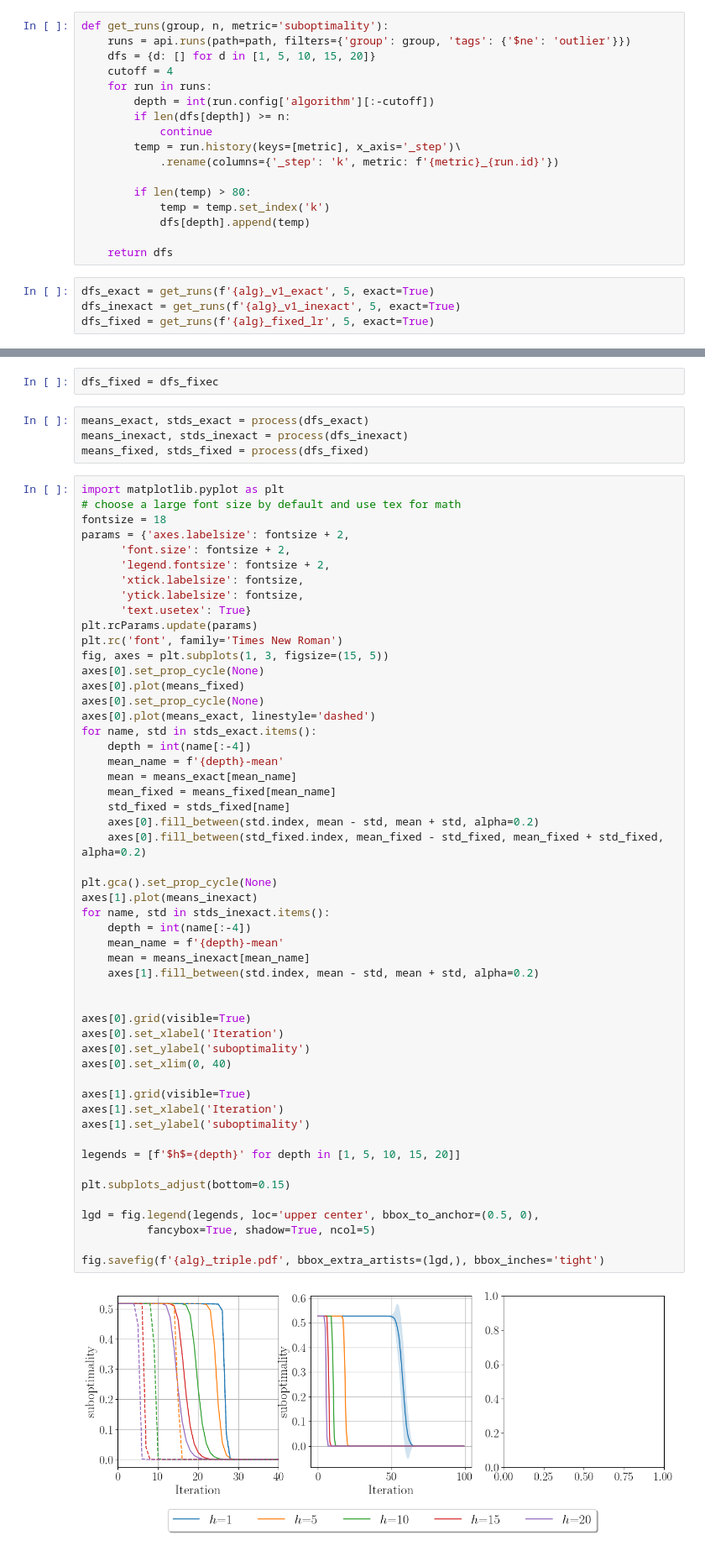
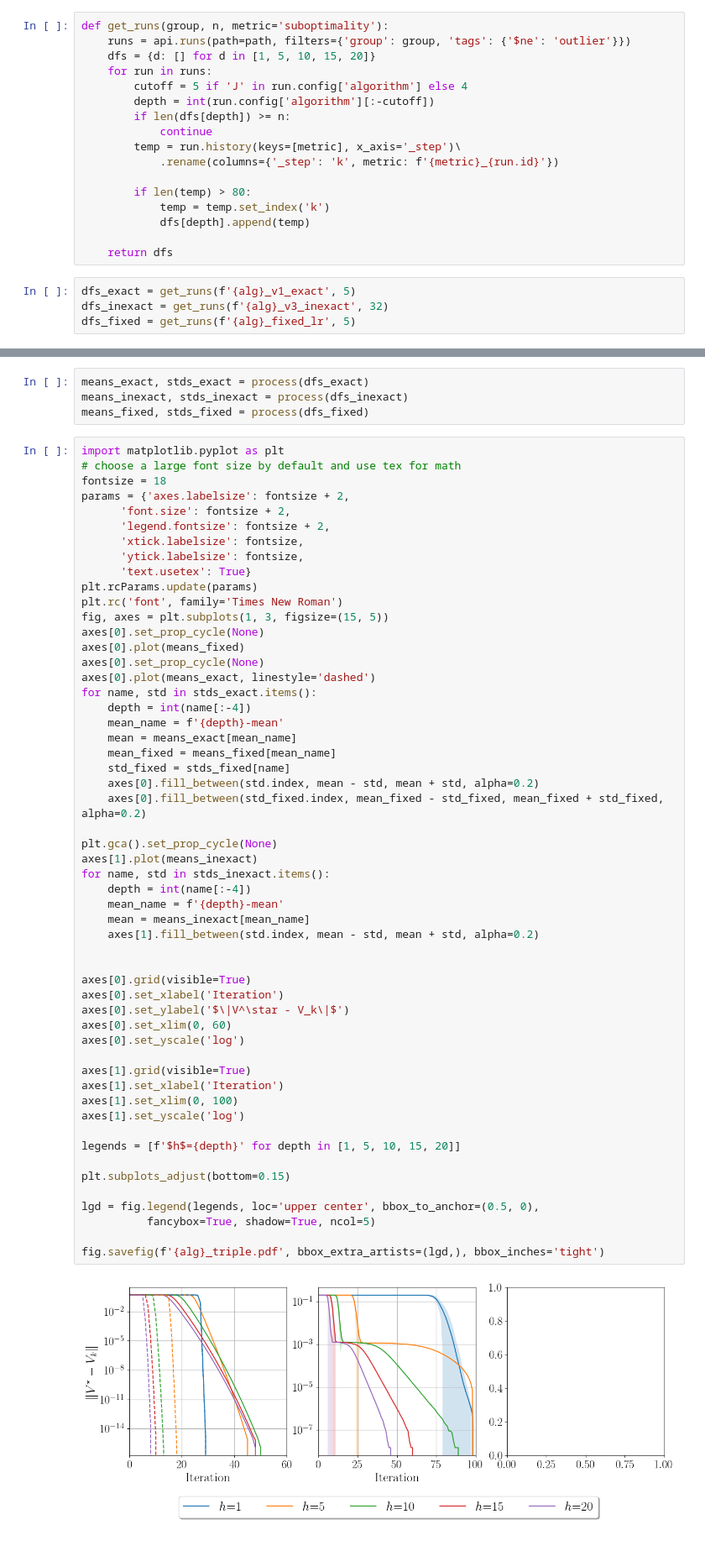
Before and after one commit to kprotopapas/pmdlookahead, a Jupyter notebook: analysis.ipynb, the cells around one changed output, grey strips where cells are left out. Shown at 84% size. Drawn from its saved outputs; the diff is of its cells as text.

```diff
--- a/analysis.ipynb
+++ b/analysis.ipynb
@@ -12,8 +12,8 @@ alg = 'deqa'
 def get_runs(group, n, metric='suboptimality'):
     runs = api.runs(path=path, filters={'group': group, 'tags': {'$ne': 'outlier'}})
     dfs = {d: [] for d in [1, 5, 10, 15, 20]}
-    cutoff = 4
     for run in runs:
+        cutoff = 5 if 'J' in run.config['algorithm'] else 4
         depth = int(run.config['algorithm'][:-cutoff])
         if len(dfs[depth]) >= n:
             continue
@@ -26,6 +26,6 @@ def get_runs(group, n, metric='suboptimality'):
 
     return dfs
 # %%
-dfs_exact = get_runs(f'{alg}_v1_exact', 5, exact=True)
-dfs_inexact = get_runs(f'{alg}_v1_inexact', 5, exact=True)
-dfs_fixed = get_runs(f'{alg}_fixed_lr', 5, exact=True)
+dfs_exact = get_runs(f'{alg}_v1_exact', 5)
+dfs_inexact = get_runs(f'{alg}_v3_inexact', 32)
+dfs_fixed = get_runs(f'{alg}_fixed_lr', 5)
@@ -41,8 +41,6 @@ def process(df):
     means_df = means_df - means_df.min()
 
     return means_df, stds_df
-# %%
-dfs_fixed = dfs_fixec
 # %%
 means_exact, stds_exact = process(dfs_exact)
 means_inexact, stds_inexact = process(dfs_inexact)
@@ -70,34 +68,36 @@ for name, std in stds_exact.items():
     mean = means_exact[mean_name]
     mean_fixed = means_fixed[mean_name]
     std_fixed = stds_fixed[name]
     axes[0].fill_between(std.index, mean - std, mean + std, alpha=0.2)
     axes[0].fill_between(std_fixed.index, mean_fixed - std_fixed, mean_fixed + std_fixed, alpha=0.2)
 
 plt.gca().set_prop_cycle(None)
 axes[1].plot(means_inexact)
 for name, std in stds_inexact.items():
     depth = int(name[:-4])
     mean_name = f'{depth}-mean'
     mean = means_inexact[mean_name]
     axes[1].fill_between(std.index, mean - std, mean + std, alpha=0.2)
 
 
 axes[0].grid(visible=True)
 axes[0].set_xlabel('Iteration')
-axes[0].set_ylabel('suboptimality')
-axes[0].set_xlim(0, 40)
+axes[0].set_ylabel('$\|V^\star - V_k\|$')
+axes[0].set_xlim(0, 60)
+axes[0].set_yscale('log')
 
 axes[1].grid(visible=True)
 axes[1].set_xlabel('Iteration')
-axes[1].set_ylabel('suboptimality')
+axes[1].set_xlim(0, 100)
+axes[1].set_yscale('log')
 
 legends = [f'$h$={depth}' for depth in [1, 5, 10, 15, 20]]
 
 plt.subplots_adjust(bottom=0.15)
 
 lgd = fig.legend(legends, loc='upper center', bbox_to_anchor=(0.5, 0),
           fancybox=True, shadow=True, ncol=5)
 
 fig.savefig(f'{alg}_triple.pdf', bbox_extra_artists=(lgd,), bbox_inches='tight')
 # %% [output]
-[figure, old version]
+[figure, new version]
```
Also changed, not shown: parts of 2 cells of this notebook, 2 other files.
